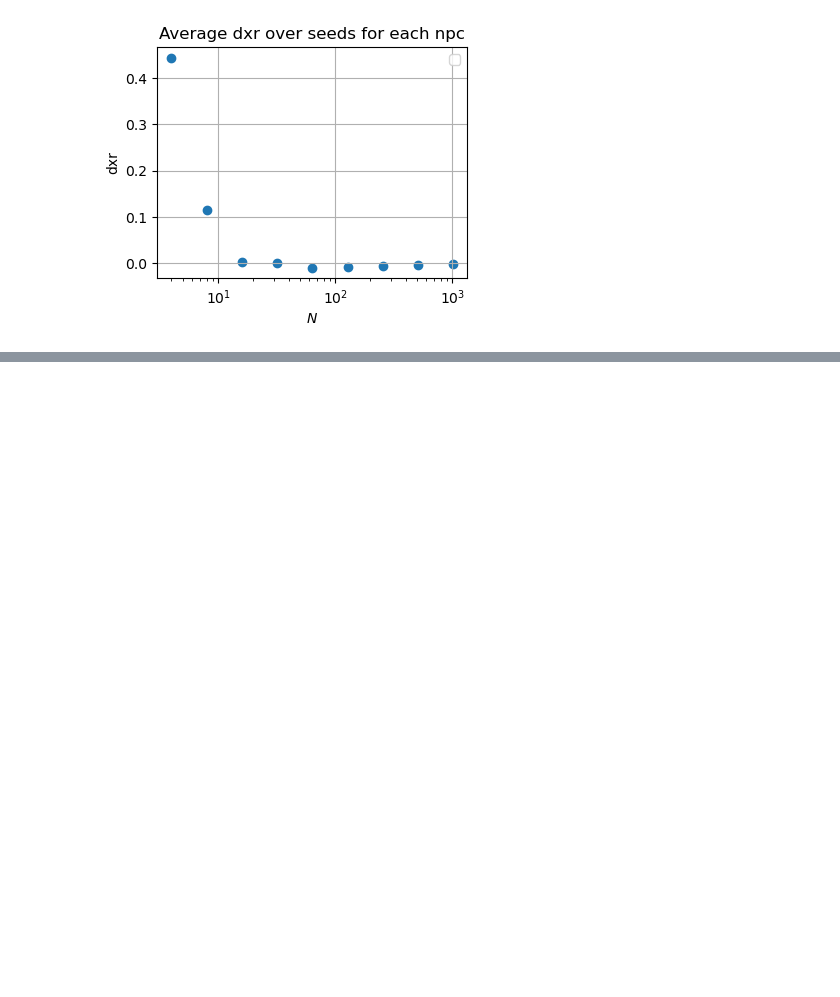
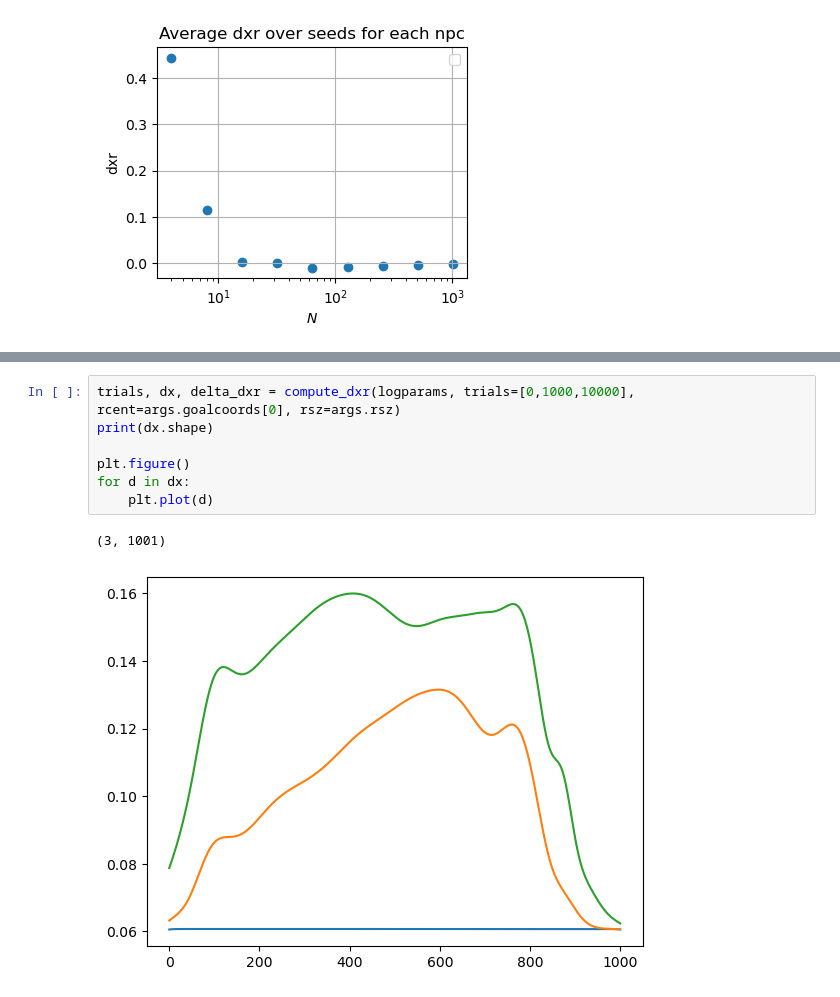
Before and after one commit to mgkumar138/online_pf_learning, a Jupyter notebook: online/1D/analyze.ipynb, the cells around one changed output, grey strips where cells are left out. Saved outputs shown, nothing was run; the diff lists cells and outputs as text; blank space fills up the shorter version.

```diff
--- a/online/1D/analyze.ipynb
+++ b/online/1D/analyze.ipynb
@@ -164,0 +163,10 @@ print(dxr)
+# %%
+trials, dx, delta_dxr = compute_dxr(logparams, trials=[0,1000,10000], rcent=args.goalcoords[0], rsz=args.rsz)
+print(dx.shape)
+
+plt.figure()
+for d in dx:
+    plt.plot(d)
+# %% [output]
+(3, 1001)
+[figure, added]
```
Also changed, not shown: parts of 1 cell of this notebook, 1 other file.
